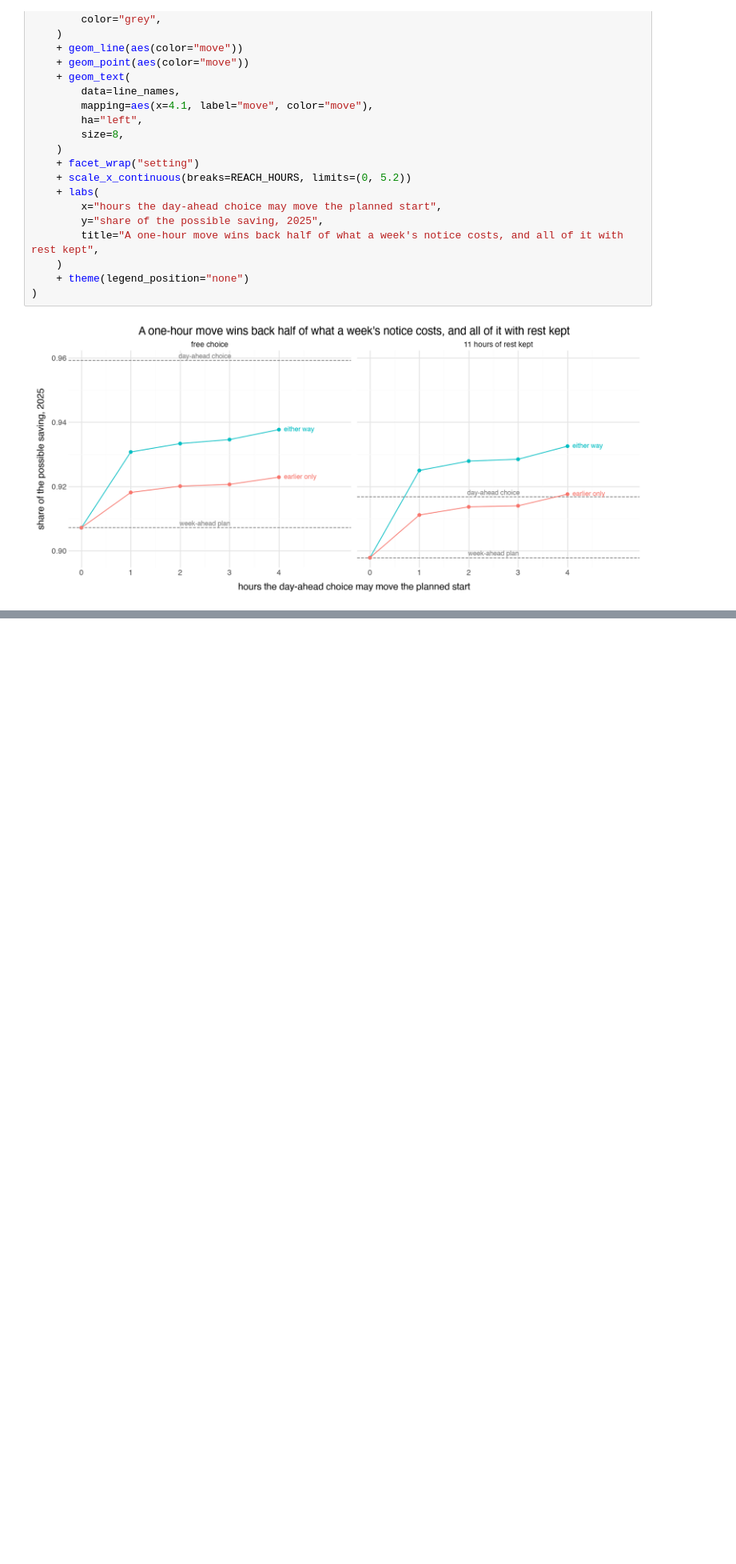
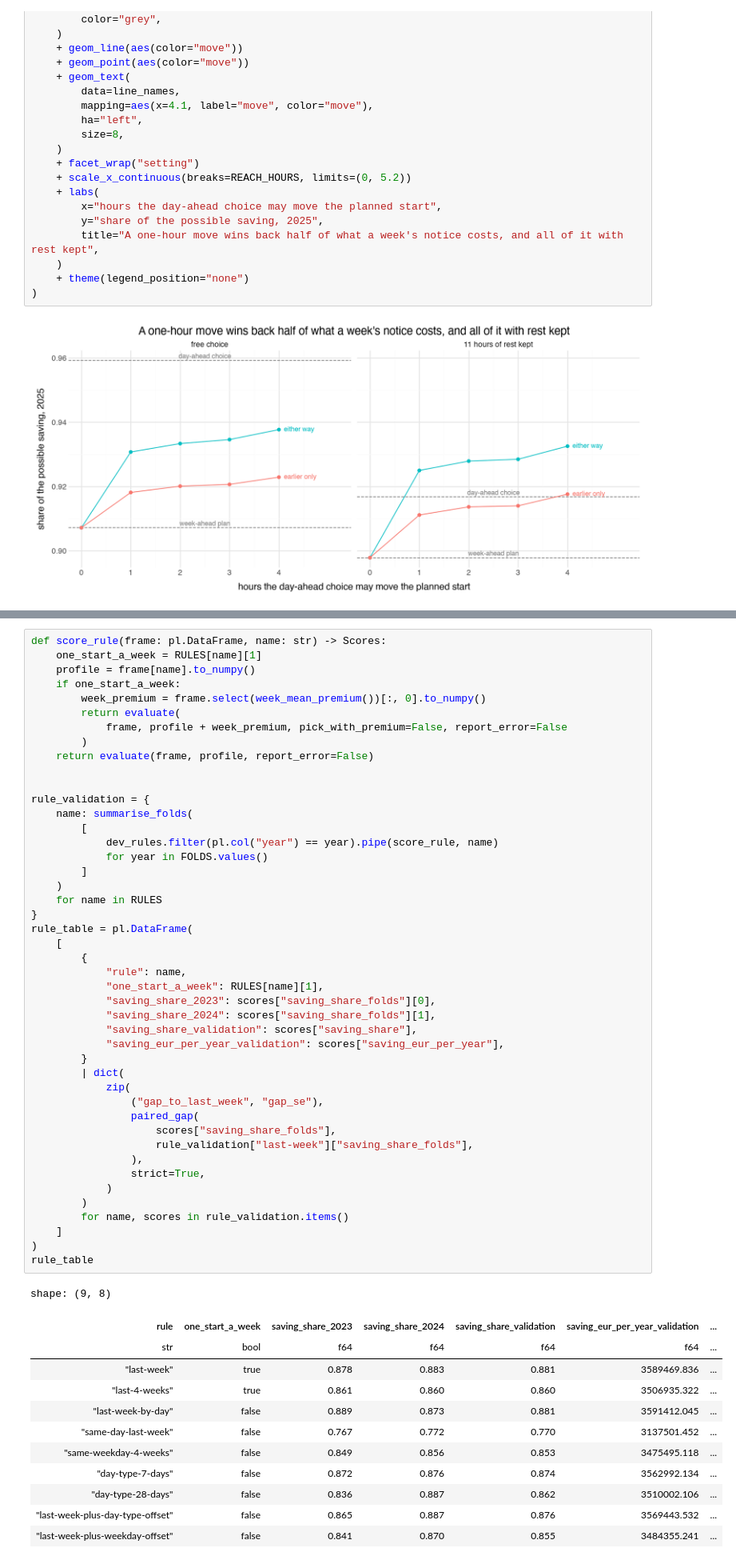
Before and after one commit to martin-gbeck/dba-group-project, a Jupyter notebook: week_ahead.ipynb, the cells around one changed output, grey strips where cells are left out. Shown at 80% size. Saved outputs shown, nothing was run; the diff lists cells and outputs as text; blank space fills up the shorter version.

```diff
--- a/week_ahead.ipynb
+++ b/week_ahead.ipynb
@@ -620,0 +768,58 @@ references = pl.concat(
+# %%
+def score_rule(frame: pl.DataFrame, name: str) -> Scores:
+    one_start_a_week = RULES[name][1]
+    profile = frame[name].to_numpy()
+    if one_start_a_week:
+        week_premium = frame.select(week_mean_premium())[:, 0].to_numpy()
+        return evaluate(
+            frame, profile + week_premium, pick_with_premium=False, report_error=False
+        )
+    return evaluate(frame, profile, report_error=False)
+
+
+rule_validation = {
+    name: summarise_folds(
+        [
+            dev_rules.filter(pl.col("year") == year).pipe(score_rule, name)
+            for year in FOLDS.values()
+        ]
+    )
+    for name in RULES
+}
+rule_table = pl.DataFrame(
+    [
+        {
+            "rule": name,
+            "one_start_a_week": RULES[name][1],
+            "saving_share_2023": scores["saving_share_folds"][0],
+            "saving_share_2024": scores["saving_share_folds"][1],
+            "saving_share_validation": scores["saving_share"],
+            "saving_eur_per_year_validation": scores["saving_eur_per_year"],
+        }
+        | dict(
+            zip(
+                ("gap_to_last_week", "gap_se"),
+                paired_gap(
+                    scores["saving_share_folds"],
+                    rule_validation["last-week"]["saving_share_folds"],
+                ),
+                strict=True,
+            )
+        )
+        for name, scores in rule_validation.items()
+    ]
+)
+rule_table
+# %% [output]
+shape: (9, 8)
+| rule | one_start_a_week | saving_share_2023 | saving_share_2024 | saving_share_validation | saving_eur_per_year_validation | ... |
+| str | bool | f64 | f64 | f64 | f64 | ... |
+| "last-week" | true | 0.878 | 0.883 | 0.881 | 3589469.836 | ... |
+| "last-4-weeks" | true | 0.861 | 0.860 | 0.860 | 3506935.322 | ... |
+| "last-week-by-day" | false | 0.889 | 0.873 | 0.881 | 3591412.045 | ... |
+| "same-day-last-week" | false | 0.767 | 0.772 | 0.770 | 3137501.452 | ... |
+| "same-weekday-4-weeks" | false | 0.849 | 0.856 | 0.853 | 3475495.118 | ... |
+| "day-type-7-days" | false | 0.872 | 0.876 | 0.874 | 3562992.134 | ... |
+| "day-type-28-days" | false | 0.836 | 0.887 | 0.862 | 3510002.106 | ... |
+| "last-week-plus-day-type-offset" | false | 0.865 | 0.887 | 0.876 | 3569443.532 | ... |
+| "last-week-plus-weekday-offset" | false | 0.841 | 0.870 | 0.855 | 3484355.241 | ... |
```
Also changed, not shown: parts of 24 cells of this notebook, 8 other files.
